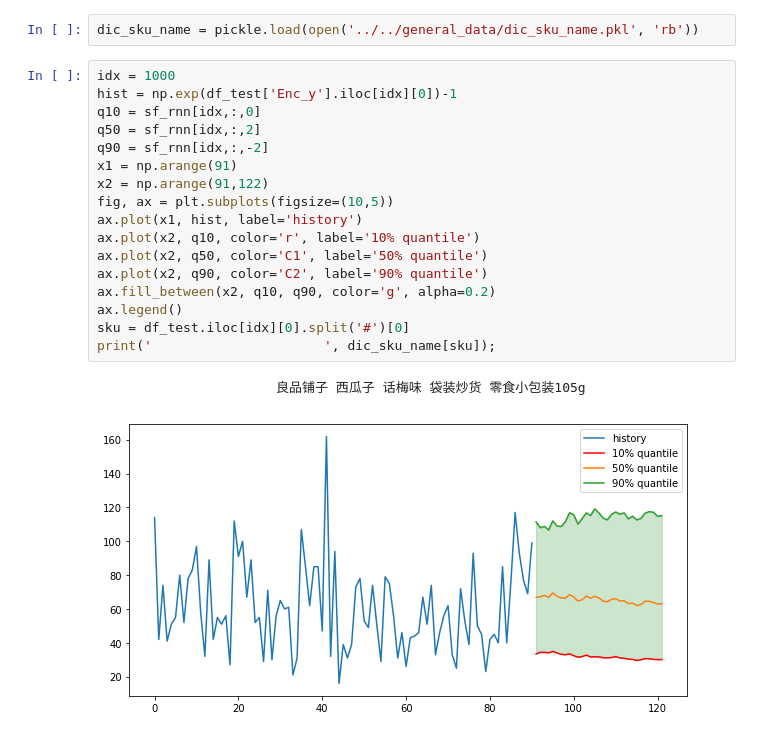
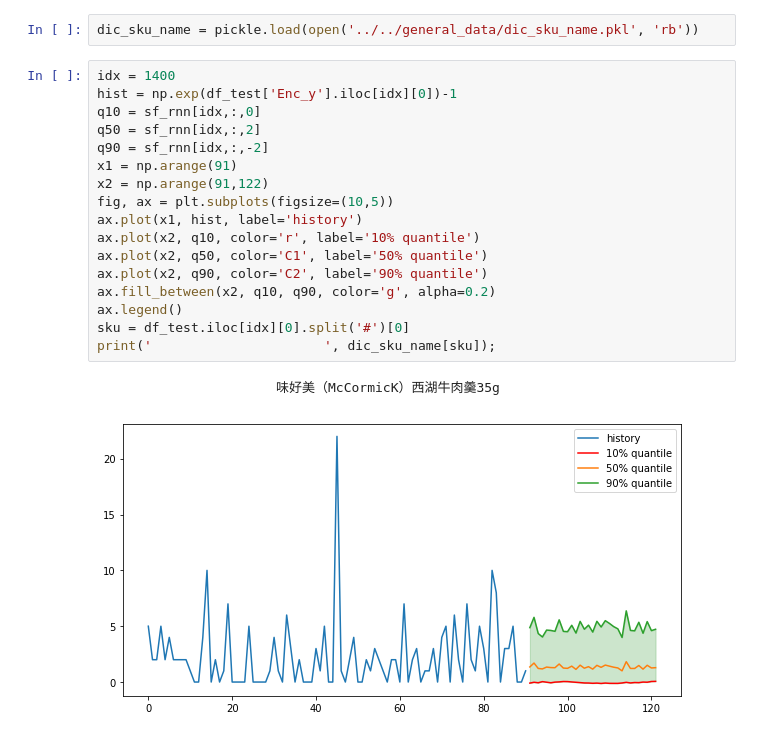
Before and after one commit to schemmy/e2e, a Jupyter notebook: construction/nn_v2.ipynb, the cells around one changed output. Drawn from its saved outputs; the diff is of its cells as text.

```diff
--- a/construction/nn_v2.ipynb
+++ b/construction/nn_v2.ipynb
@@ -1036,22 +1053,22 @@ sess.close()
 # %%
 dic_sku_name = pickle.load(open('../../general_data/dic_sku_name.pkl', 'rb'))
 # %%
-idx = 1000
+idx = 1400
 hist = np.exp(df_test['Enc_y'].iloc[idx][0])-1
 q10 = sf_rnn[idx,:,0]
 q50 = sf_rnn[idx,:,2]
 q90 = sf_rnn[idx,:,-2]
 x1 = np.arange(91)
 x2 = np.arange(91,122)
 fig, ax = plt.subplots(figsize=(10,5))
 ax.plot(x1, hist, label='history')
 ax.plot(x2, q10, color='r', label='10% quantile')
 ax.plot(x2, q50, color='C1', label='50% quantile')
 ax.plot(x2, q90, color='C2', label='90% quantile')
 ax.fill_between(x2, q10, q90, color='g', alpha=0.2)
 ax.legend()
 sku = df_test.iloc[idx][0].split('#')[0]
 print('                      ', dic_sku_name[sku]);
 # %% [output]
-                       良品铺子 西瓜子 话梅味 袋装炒货 零食小包装105g
+                       味好美（McCormicK）西湖牛肉羹35g
-[figure, old version]
+[figure, new version]
```
Also changed, not shown: parts of 28 cells of this notebook, 10 other files.
